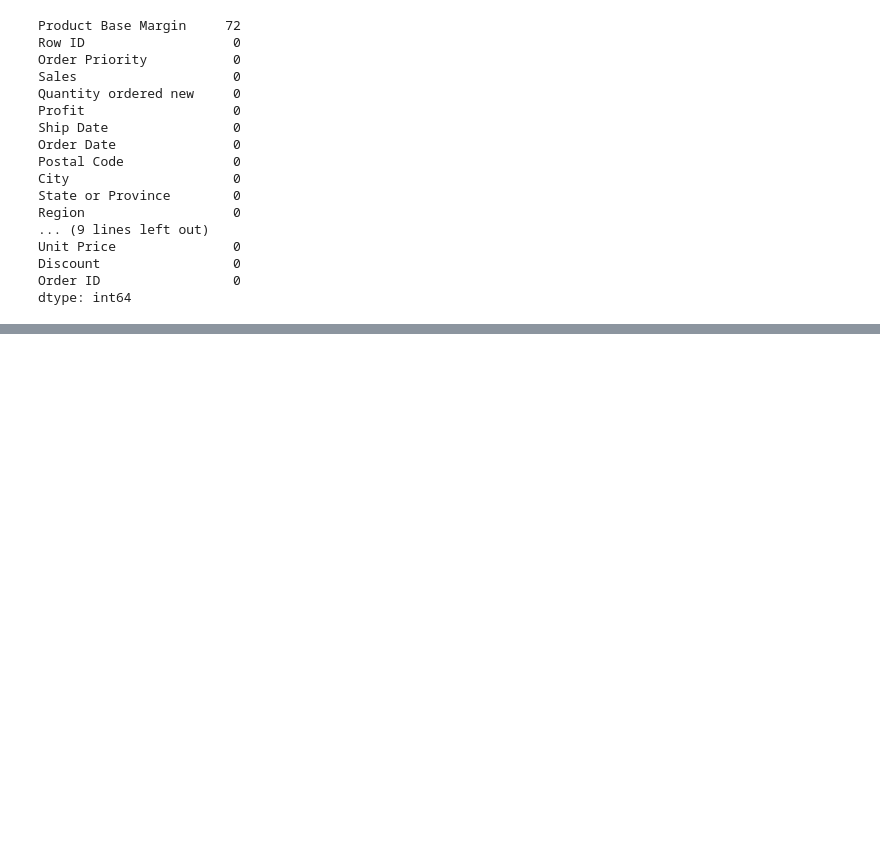
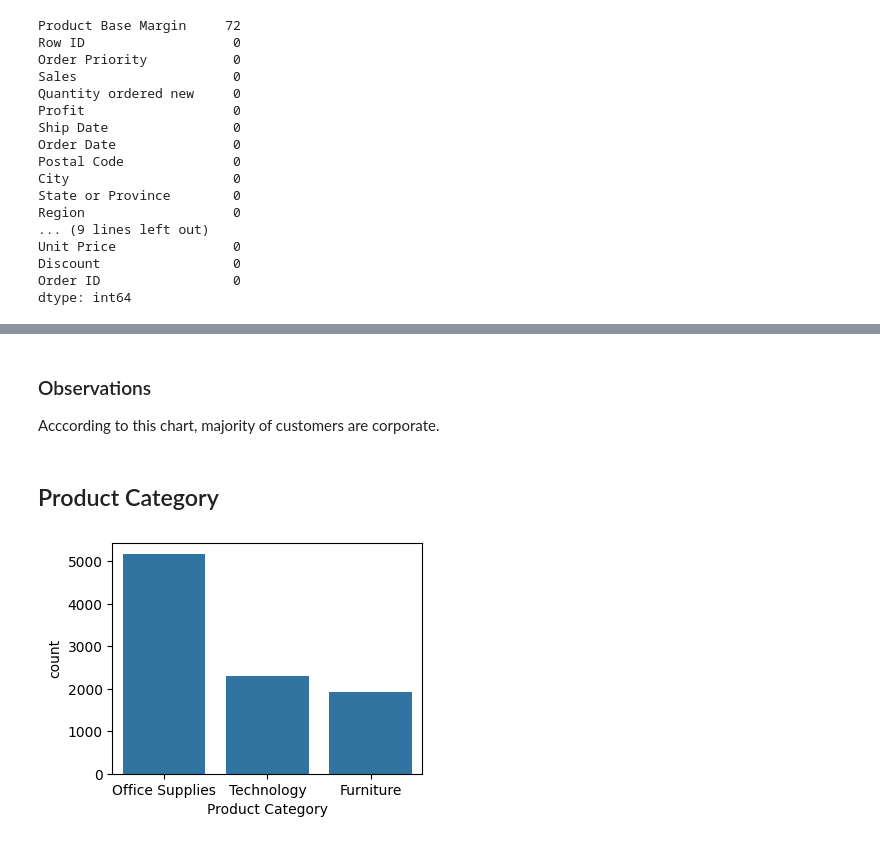
Before and after one commit to Siukhan/CodingByIrfan, a Jupyter notebook: day_10/super_store_eda.ipynb, the cells around one changed output, grey strips where cells are left out. Drawn from its saved outputs; the diff is of its cells as text; code cells hidden in the pictures; blank space fills up the shorter version.

```diff
--- a/day_10/super_store_eda.ipynb
+++ b/day_10/super_store_eda.ipynb
@@ -49,0 +124,11 @@ dtype: int64
+# %% [markdown]
+### Observations
+Acccording to this chart, majority of customers are corporate.
+# %% [markdown]
+## Product Category
+# %%
+plt.figure(figsize=(4, 3))
+sns.countplot(x='Product Category', data=df)
+plt.show();
+# %% [output]
+[figure, added]
```
Also changed, not shown: parts of 37 cells of this notebook, 1 other file.
